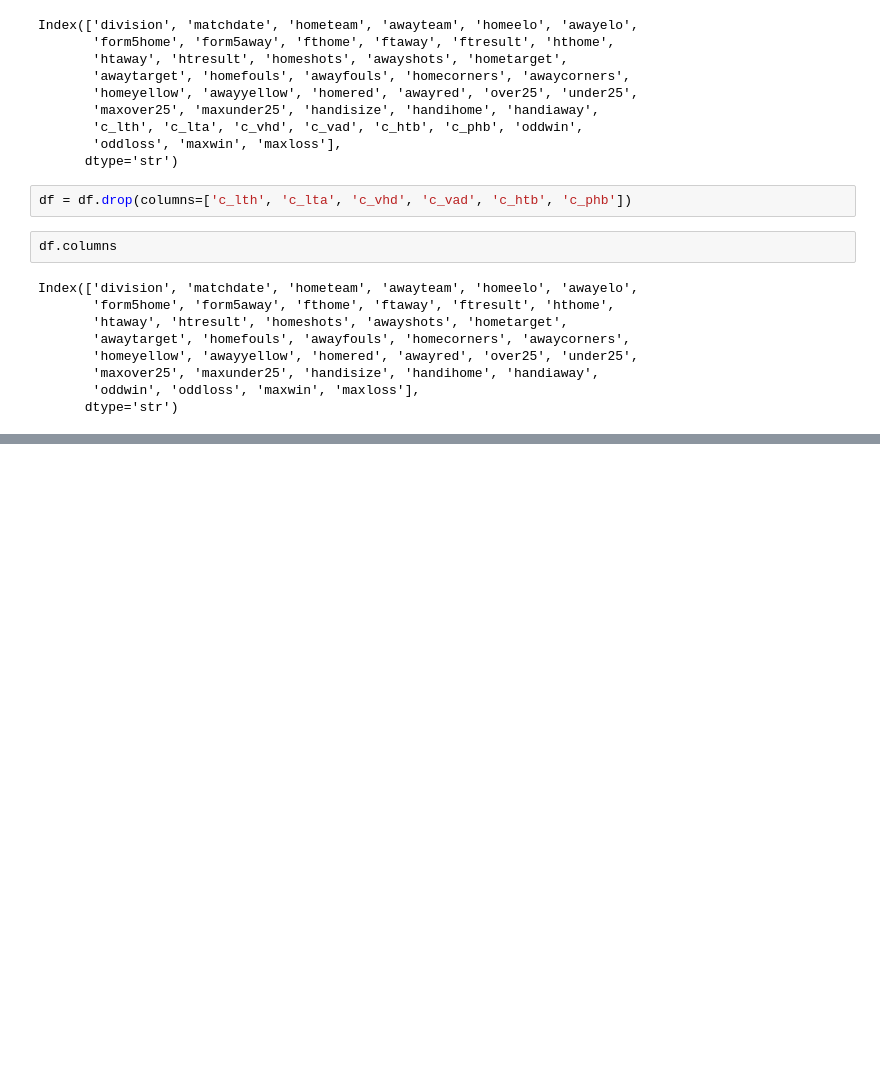
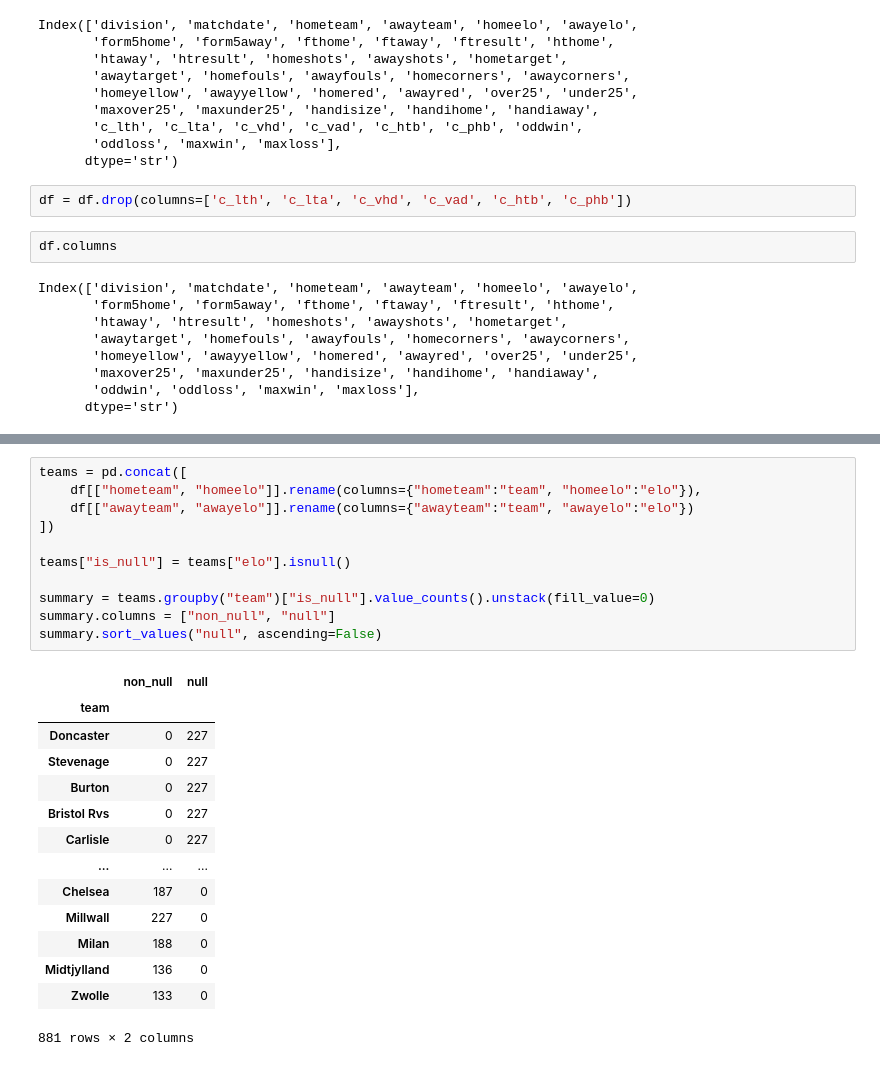
Before and after one commit to iAboud98/champions-league-winner-prediction-2025-2026, a Jupyter notebook: main.ipynb, the cells around one changed output, grey strips where cells are left out. Cells and saved outputs as stored; diff of their text form; blank space fills up the shorter version.

```diff
--- a/main.ipynb
+++ b/main.ipynb
@@ -195,0 +221,26 @@ Index(['division', 'matchdate', 'hometeam', 'awayteam', 'homeelo', 'awayelo',
+# %%
+teams = pd.concat([
+    df[["hometeam", "homeelo"]].rename(columns={"hometeam":"team", "homeelo":"elo"}),
+    df[["awayteam", "awayelo"]].rename(columns={"awayteam":"team", "awayelo":"elo"})
+])
+
+teams["is_null"] = teams["elo"].isnull()
+
+summary = teams.groupby("team")["is_null"].value_counts().unstack(fill_value=0)
+summary.columns = ["non_null", "null"]
+summary.sort_values("null", ascending=False)
+# %% [output]
+|  | non_null | null |
+| team |  |  |
+| Doncaster | 0 | 227 |
+| Stevenage | 0 | 227 |
+| Burton | 0 | 227 |
+| Bristol Rvs | 0 | 227 |
+| Carlisle | 0 | 227 |
+| ... | ... | ... |
+| Chelsea | 187 | 0 |
+| Millwall | 227 | 0 |
+| Milan | 188 | 0 |
+| Midtjylland | 136 | 0 |
+| Zwolle | 133 | 0 |
+881 rows × 2 columns
```
Also changed, not shown: parts of 7 cells of this notebook.
